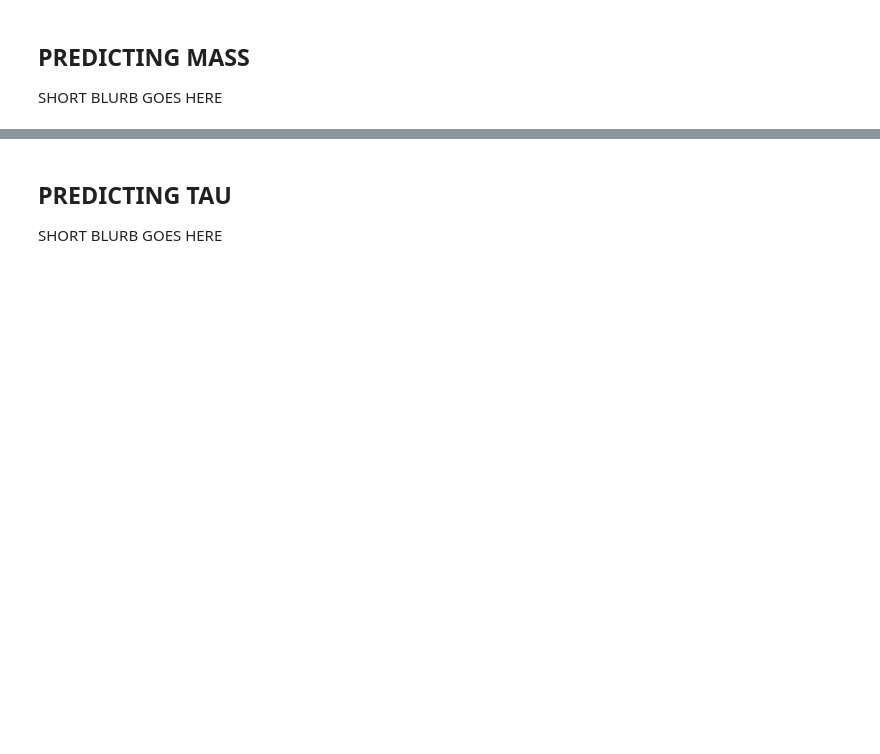
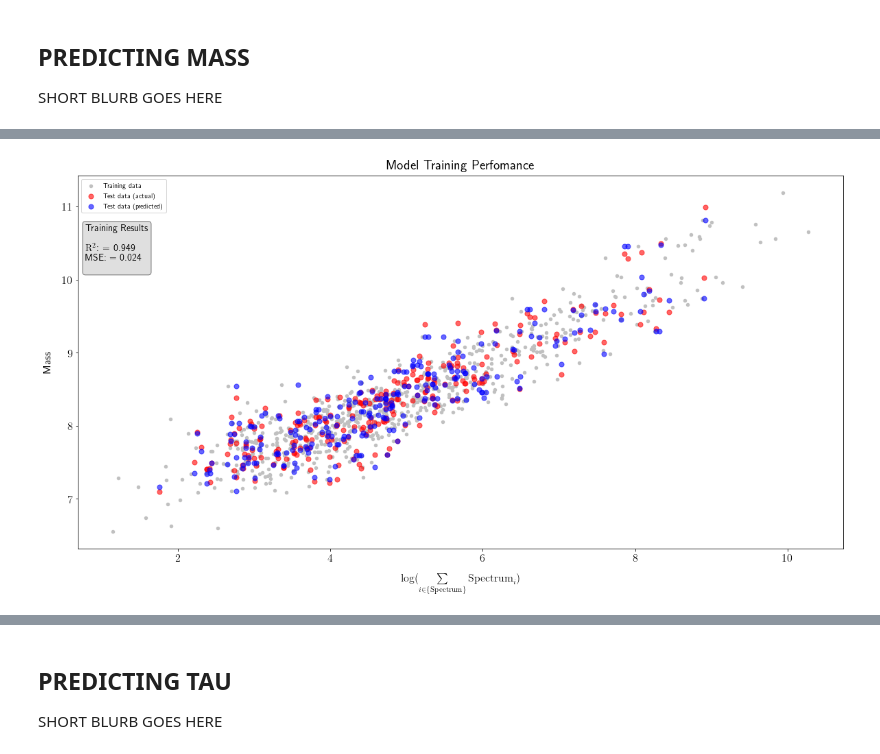
Before and after one commit to nathanaelg16/PHYS3600ID_Final_Project, a Jupyter notebook: Final Project.ipynb, the cells around one changed output, grey strips where cells are left out. Saved outputs shown, nothing was run; the diff lists cells and outputs as text; code cells hidden in the pictures; blank space fills up the shorter version.

```diff
--- a/Final Project.ipynb
+++ b/Final Project.ipynb
@@ -288,0 +251,17 @@ plot_model_performance(X, mass, mass_model.predict(spectra), 'Mass')
+# %%
+from sklearn.tree import DecisionTreeRegressor
+
+X_train, X_test, y_train, y_test = train_test_split(spectra, mass, random_state = 101)
+mass_model = DecisionTreeRegressor(max_features=803)
+mass_model.fit(X_train, y_train)
+
+prediction = mass_model.predict(X_test)
+
+scores = {
+    '$\mathrm{R}^2$: ': r2_score(y_test, prediction),
+    'MSE: ': mean_squared_error(y_test, prediction)
+}
+
+plot_model_training_performance(X_train, X_test, y_train, y_test, prediction, 'Mass', scores=scores, scores_loc=(0.01, 0.87), save_fig=True)
+# %% [output]
+[figure, added]
```
Also changed, not shown: parts of 18 cells of this notebook, 10 other files.
